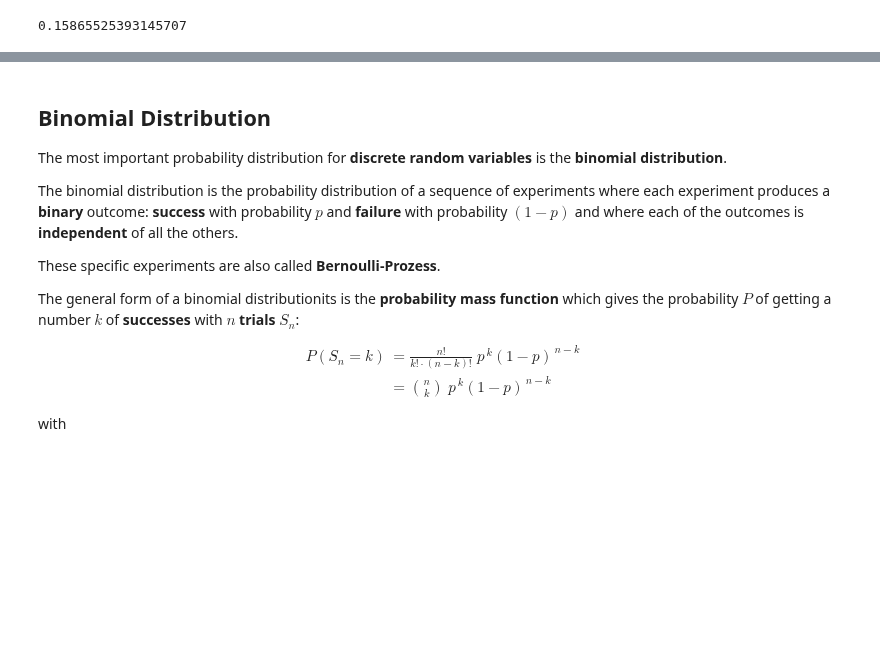
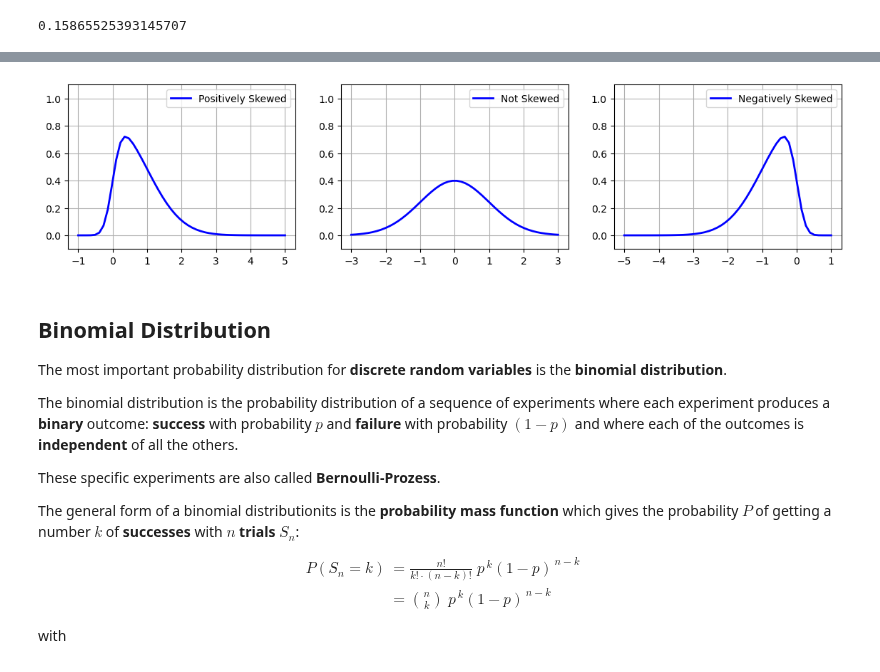
Before and after one commit to thomd/math, a Jupyter notebook: statistics.ipynb, the cells around one changed output, grey strips where cells are left out. Cells and saved outputs as stored; diff of their text form; code cells hidden in the pictures; blank space fills up the shorter version.

```diff
--- a/statistics.ipynb
+++ b/statistics.ipynb
@@ -1128,3 +1148,35 @@ $$
+# %%
+import numpy as np
+from scipy.stats import skewnorm
+import matplotlib.pyplot as plt
+
+
+plt.figure(figsize=(14, 3))
+plt.subplot(1,3,1)
+plt.grid()
+x = np.linspace(-1, 5)
+pdf = skewnorm.pdf(x, 5)
+plt.ylim(-0.1, 1.1)
+plt.plot(x, pdf, linewidth=2, color="blue", label=r'Positively Skewed')
+plt.legend()
+
+plt.subplot(1,3,2)
+plt.grid()
+x = np.linspace(-3, 3)
+pdf = skewnorm.pdf(x, 0)
+plt.ylim(-0.1, 1.1)
+plt.plot(x, pdf, linewidth=2, color="blue", label=r'Not Skewed')
+plt.legend()
+
+plt.subplot(1,3,3)
+plt.grid()
+x = np.linspace(-5, 1)
+pdf = skewnorm.pdf(x, -5)
+plt.ylim(-0.1, 1.1)
+plt.plot(x, pdf, linewidth=2, color="blue", label=r'Negatively Skewed')
+plt.legend();
+# %% [output]
+[figure, added]
 # %% [markdown]
 ## Binomial Distribution
 
```
Also changed, not shown: parts of 2 cells of this notebook.
